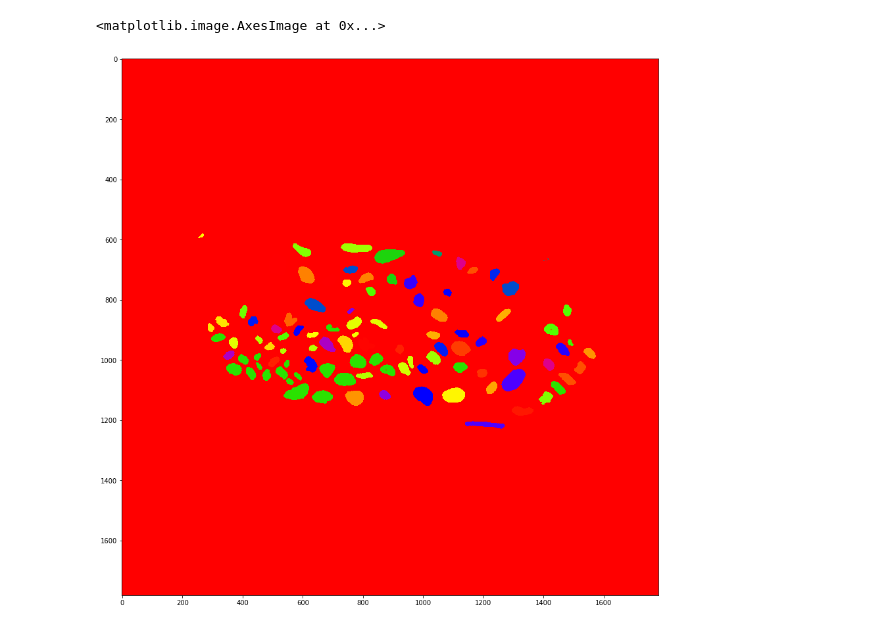
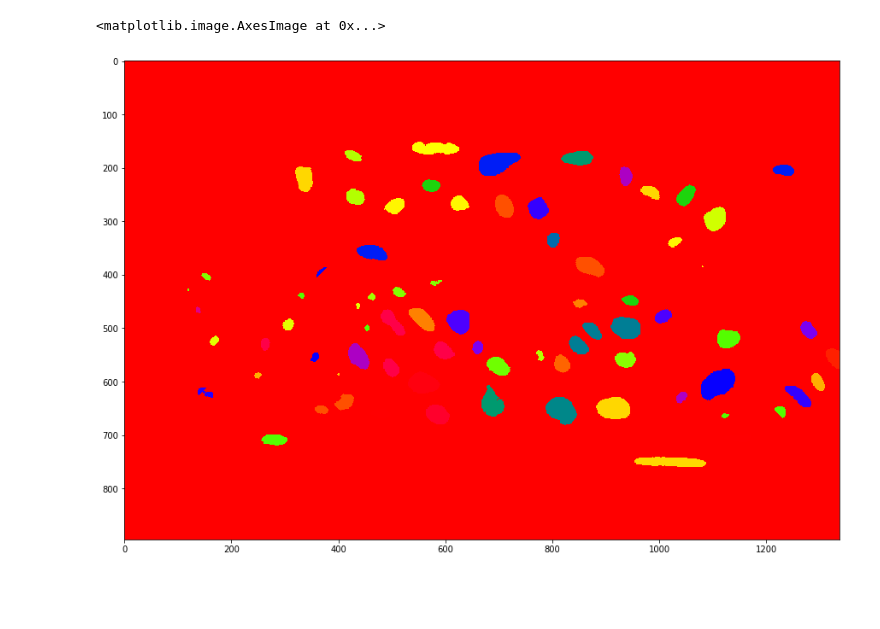
Before and after one commit to bondaren/nuclei_segm_fixed, a Jupyter notebook: notebooks/gt_connected_components.ipynb, the cells around one changed output. Drawn from its saved outputs; the diff is of its cells as text; code cells hidden in the pictures; blank space fills up the shorter version.

```diff
--- a/notebooks/gt_connected_components.ipynb
+++ b/notebooks/gt_connected_components.ipynb
@@ -6,15 +7,12 @@ from skimage import measure
 # %%
-file = '/home/adrian/workspace/ilastik-datasets/Vladyslav/Segmented_final_31_07.h5'
+file = '/home/adrian/workspace/ilastik-datasets/Vladyslav/GT/GT_0_test0.h5'
 element_size_um = np.array([1., 0.17297205, 0.17297205])
 
 with h5py.File(file, 'r+') as f:
-    label = f['label']
-    segm = measure.label(label, connectivity=1)
-    ds = f.create_dataset('cc', data=segm.astype('uint16'), compression='gzip')
-    ds.attrs['element_size_um'] = element_size_um
+    label = f['cc'][...]
 # %%
 plt.figure(figsize=(15,15))
-plt.imshow(segm[90], cmap='prism')
+plt.imshow(label[90], cmap='prism')
 # %% [output]
 <matplotlib.image.AxesImage at 0x...>
-[figure, old version]
+[figure, new version]
```
Also changed, not shown: parts of 5 cells of this notebook, 2 other files.
